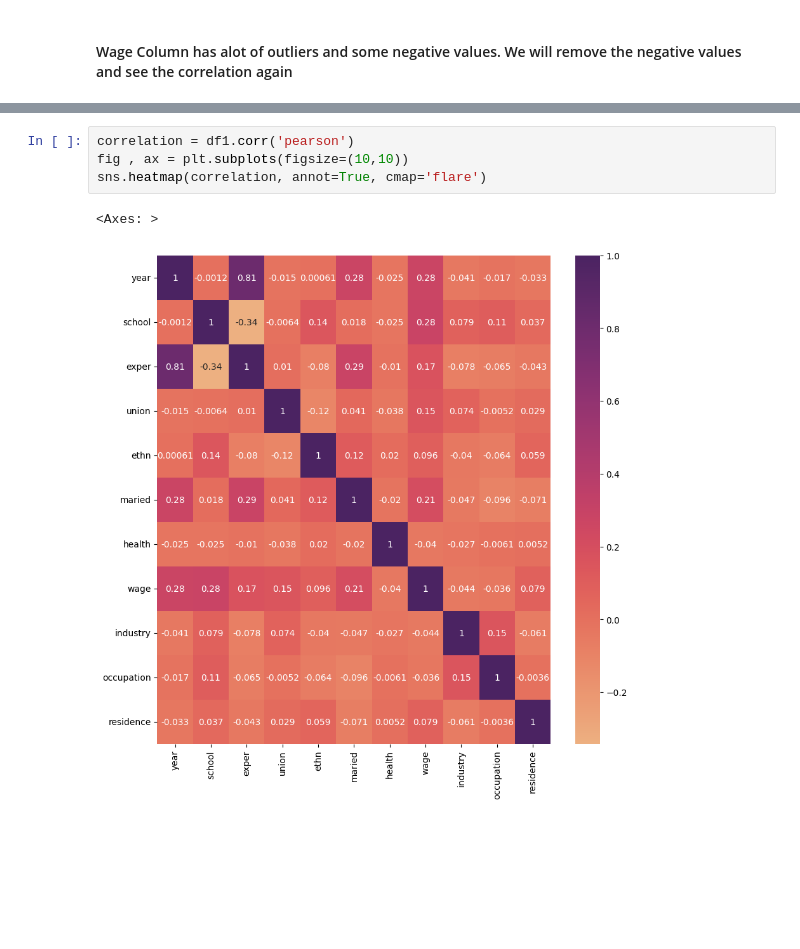
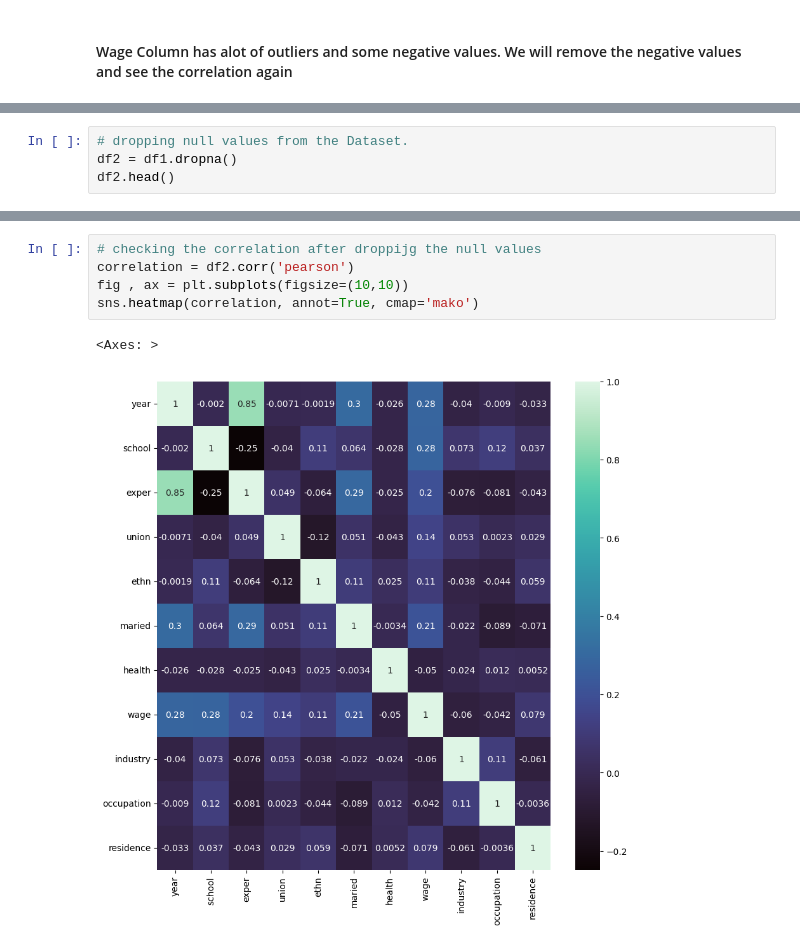
Before and after one commit to taqihaider7/NSU_ML, a Jupyter notebook: Assignments/assignment2.ipynb, the cells around one changed output, grey strips where cells are left out. Saved outputs shown, nothing was run; the diff lists cells and outputs as text; blank space fills up the shorter version.

```diff
--- a/Assignments/assignment2.ipynb
+++ b/Assignments/assignment2.ipynb
@@ -64,0 +159,4 @@ df1 = df[df['wage'] > 0]
+# %%
+# dropping null values from the Dataset.
+df2 = df1.dropna()
+df2.head()
@@ -65,8 +185,9 @@ df1 = df[df['wage'] > 0]
 # %%
-correlation = df1.corr('pearson')
+# checking the correlation after droppijg the null values
+correlation = df2.corr('pearson')
 fig , ax = plt.subplots(figsize=(10,10))
-sns.heatmap(correlation, annot=True, cmap='flare')
+sns.heatmap(correlation, annot=True, cmap='mako')
 # %% [output]
 <Axes: >
-[figure, old version]
+[figure, new version]
 # %%
```
Also changed, not shown: parts of 21 cells of this notebook.
